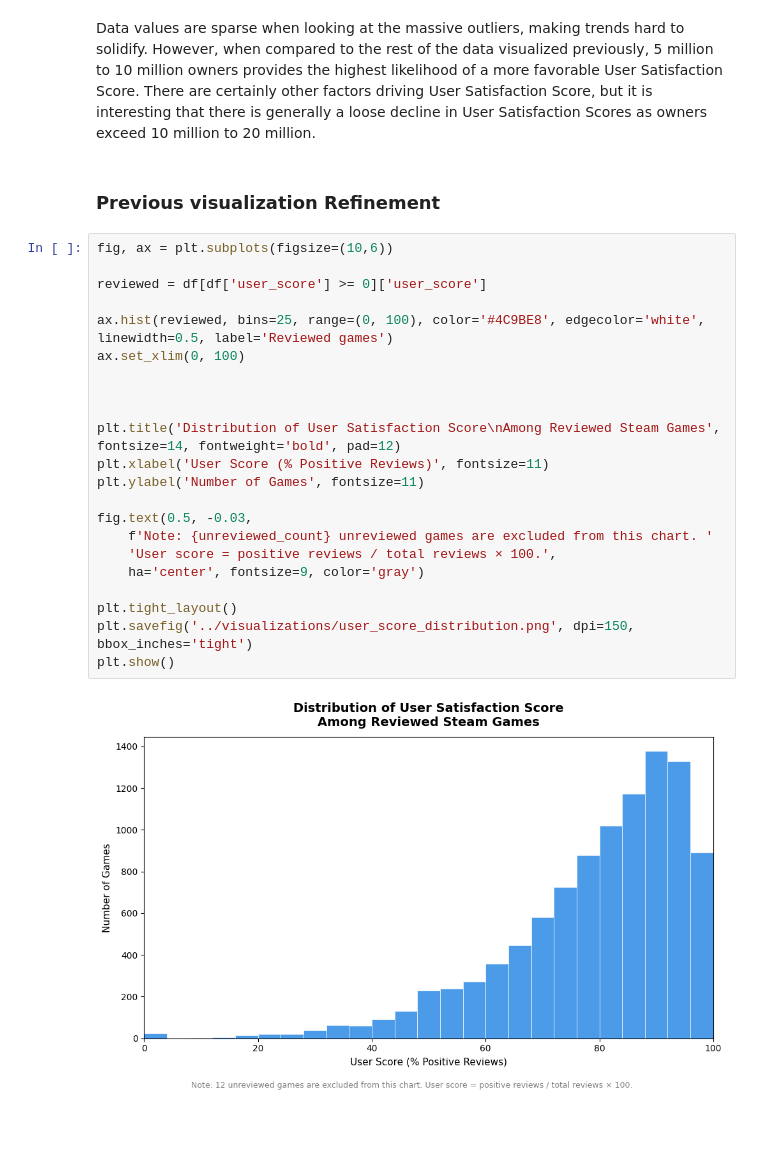
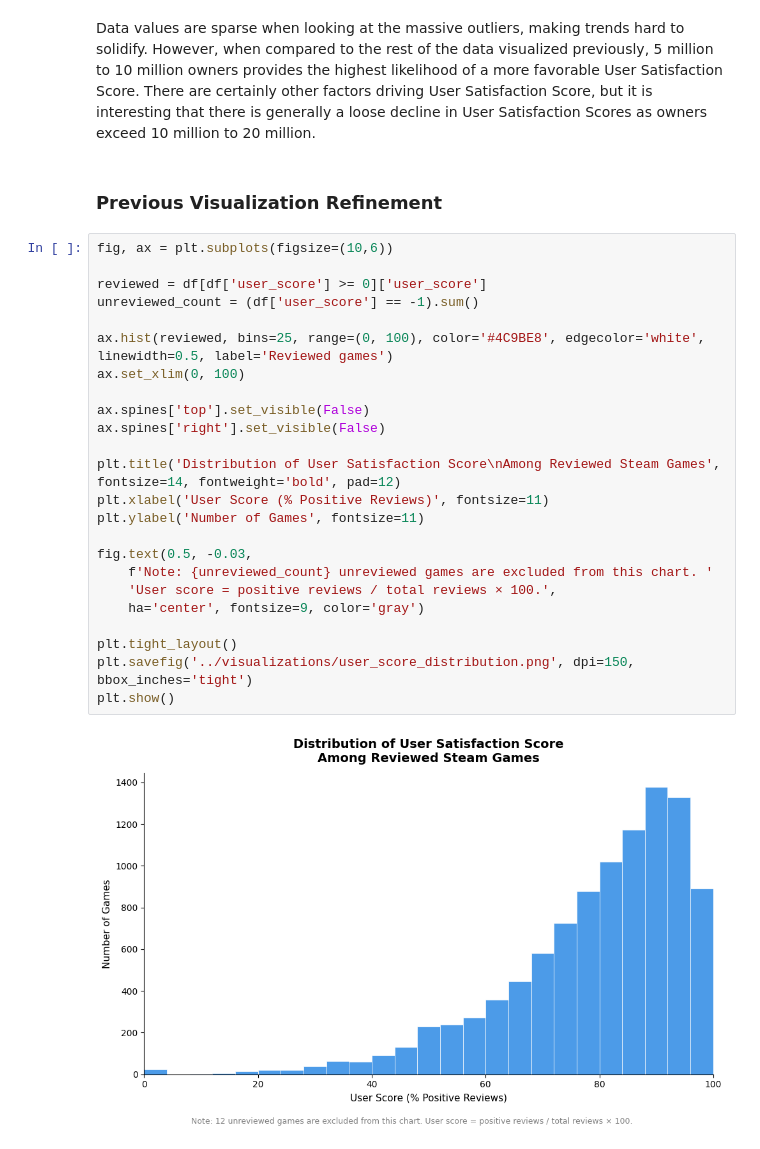
Before and after one commit to Chr-Dennis/exploring-steam-games-performance-and-review-statistics, a Jupyter notebook: notebooks/keystone.ipynb, the cells around one changed output. Drawn from its saved outputs; the diff is of its cells as text.

Commit message:
Including actual updates of further EDA and advanced visualizations

```diff
--- a/notebooks/keystone.ipynb
+++ b/notebooks/keystone.ipynb
@@ -767,28 +767,30 @@ plt.show()
 # %% [markdown]
 Data values are sparse when looking at the massive outliers, making trends hard to solidify. However, when compared to the rest of the data visualized previously, 5 million to 10 million owners provides the highest likelihood of a more favorable User Satisfaction Score. There are certainly other factors driving User Satisfaction Score, but it is interesting that there is generally a loose decline in User Satisfaction Scores as owners exceed 10 million to 20 million.
 # %% [markdown]
-### Previous visualization Refinement
+### Previous Visualization Refinement
 # %%
 fig, ax = plt.subplots(figsize=(10,6))
 
 reviewed = df[df['user_score'] >= 0]['user_score']
+unreviewed_count = (df['user_score'] == -1).sum()
 
 ax.hist(reviewed, bins=25, range=(0, 100), color='#4C9BE8', edgecolor='white', linewidth=0.5, label='Reviewed games')
 ax.set_xlim(0, 100)
 
-
+ax.spines['top'].set_visible(False)
+ax.spines['right'].set_visible(False)
 
 plt.title('Distribution of User Satisfaction Score\nAmong Reviewed Steam Games', fontsize=14, fontweight='bold', pad=12)
 plt.xlabel('User Score (% Positive Reviews)', fontsize=11)
 plt.ylabel('Number of Games', fontsize=11)
 
 fig.text(0.5, -0.03,
     f'Note: {unreviewed_count} unreviewed games are excluded from this chart. '
     'User score = positive reviews / total reviews × 100.',
     ha='center', fontsize=9, color='gray')
 
 plt.tight_layout()
 plt.savefig('../visualizations/user_score_distribution.png', dpi=150, bbox_inches='tight')
 plt.show()
 # %% [output]
-[figure, old version]
+[figure, new version]
```
Also changed, not shown: parts of 4 cells of this notebook.
